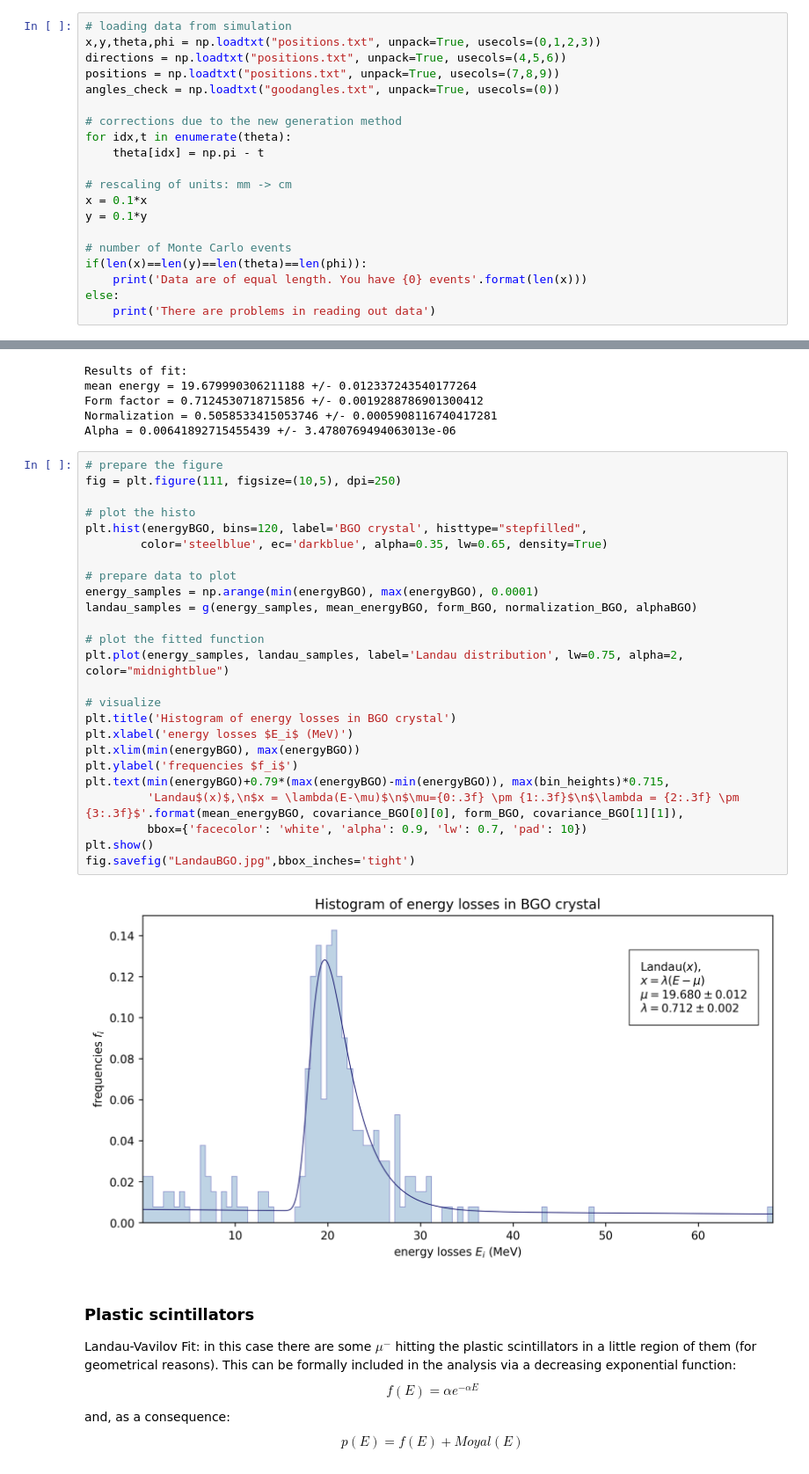
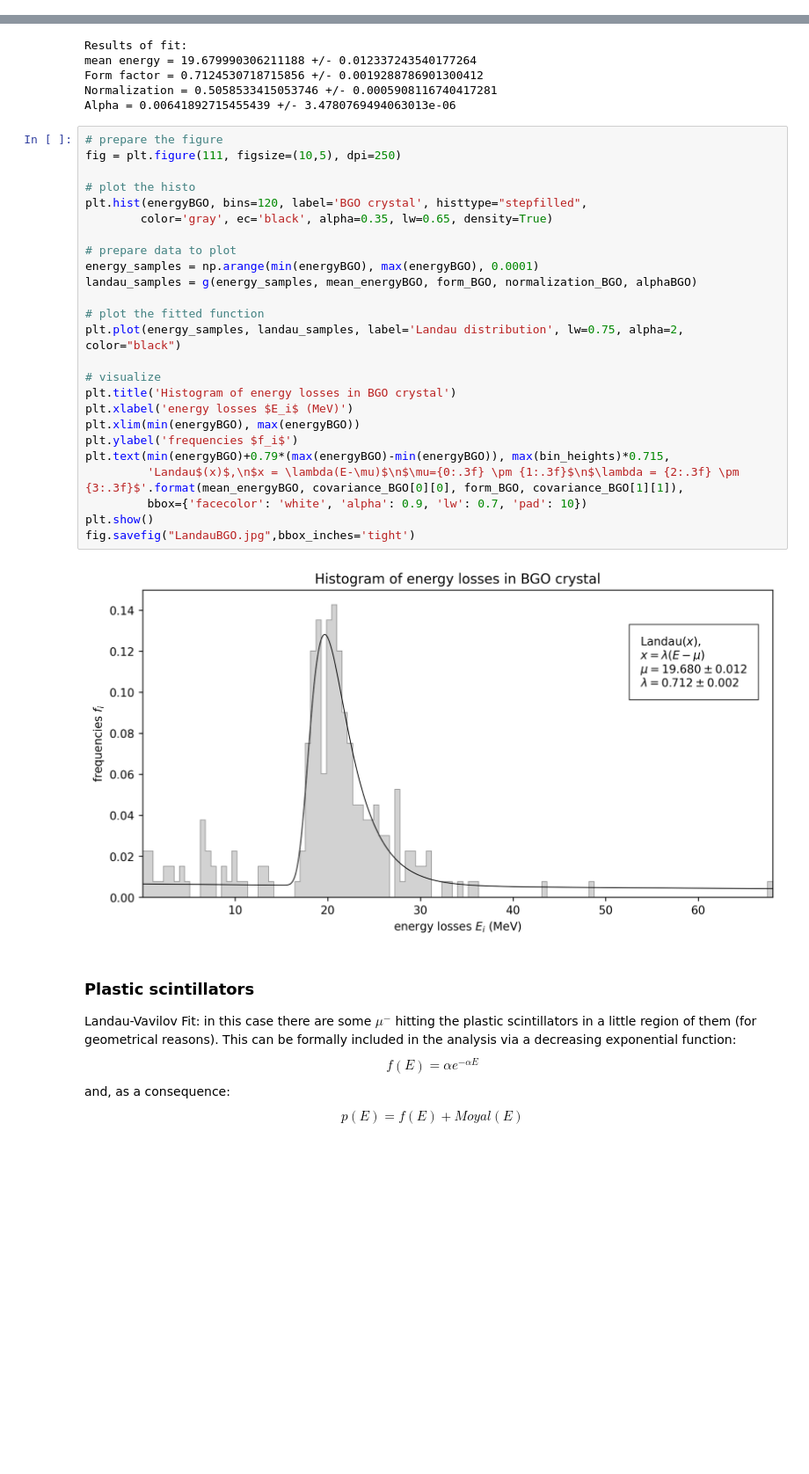
Before and after one commit to emanuelitoss/DreamExperiment, a Jupyter notebook: analysisDreamSimulation/dreamAnalysis.ipynb, the cells around one changed output, grey strips where cells are left out. Shown at 88% size. Cells and saved outputs as stored; diff of their text form; blank space fills up the shorter version.

```diff
--- a/analysisDreamSimulation/dreamAnalysis.ipynb
+++ b/analysisDreamSimulation/dreamAnalysis.ipynb
@@ -62,20 +57,0 @@ Loading data from `positions.txt`:
-# %%
-# loading data from simulation
-x,y,theta,phi = np.loadtxt("positions.txt", unpack=True, usecols=(0,1,2,3))
-directions = np.loadtxt("positions.txt", unpack=True, usecols=(4,5,6))
-positions = np.loadtxt("positions.txt", unpack=True, usecols=(7,8,9))
-angles_check = np.loadtxt("goodangles.txt", unpack=True, usecols=(0))
-
-# corrections due to the new generation method
-for idx,t in enumerate(theta):
-    theta[idx] = np.pi - t
-
-# rescaling of units: mm -> cm
-x = 0.1*x
-y = 0.1*y
-
-# number of Monte Carlo events
-if(len(x)==len(y)==len(theta)==len(phi)):
-    print('Data are of equal length. You have {0} events'.format(len(x)))
-else:
-    print('There are problems in reading out data')
@@ -217,30 +114,30 @@ Alpha = 0.00641892715455439 +/- 3.4780769494063013e-06
 # %%
 # prepare the figure
 fig = plt.figure(111, figsize=(10,5), dpi=250)
 
 # plot the histo
 plt.hist(energyBGO, bins=120, label='BGO crystal', histtype="stepfilled",
-        color='steelblue', ec='darkblue', alpha=0.35, lw=0.65, density=True)
+        color='gray', ec='black', alpha=0.35, lw=0.65, density=True)
 
 # prepare data to plot
 energy_samples = np.arange(min(energyBGO), max(energyBGO), 0.0001)
 landau_samples = g(energy_samples, mean_energyBGO, form_BGO, normalization_BGO, alphaBGO)
 
 # plot the fitted function
-plt.plot(energy_samples, landau_samples, label='Landau distribution', lw=0.75, alpha=2, color="midnightblue")
+plt.plot(energy_samples, landau_samples, label='Landau distribution', lw=0.75, alpha=2, color="black")
 
 # visualize
 plt.title('Histogram of energy losses in BGO crystal')
 plt.xlabel('energy losses $E_i$ (MeV)')
 plt.xlim(min(energyBGO), max(energyBGO))
 plt.ylabel('frequencies $f_i$')
 plt.text(min(energyBGO)+0.79*(max(energyBGO)-min(energyBGO)), max(bin_heights)*0.715,
          'Landau$(x)$,\n$x = \lambda(E-\mu)$\n$\mu={0:.3f} \pm {1:.3f}$\n$\lambda = {2:.3f} \pm {3:.3f}$'.format(mean_energyBGO, covariance_BGO[0][0], form_BGO, covariance_BGO[1][1]),
          bbox={'facecolor': 'white', 'alpha': 0.9, 'lw': 0.7, 'pad': 10})
 plt.show()
 fig.savefig("LandauBGO.jpg",bbox_inches='tight')
 # %% [output]
-[figure, old version]
+[figure, new version]
 # %% [markdown]
 ### Plastic scintillators
 Landau-Vavilov Fit: in this case there are some $\mu^-$ hitting the plastic scintillators in a little region of them (for geometrical reasons). This can be formally included in the analysis via a decreasing exponential function:
```
Also changed, not shown: parts of 10 cells of this notebook, 1 other file.
